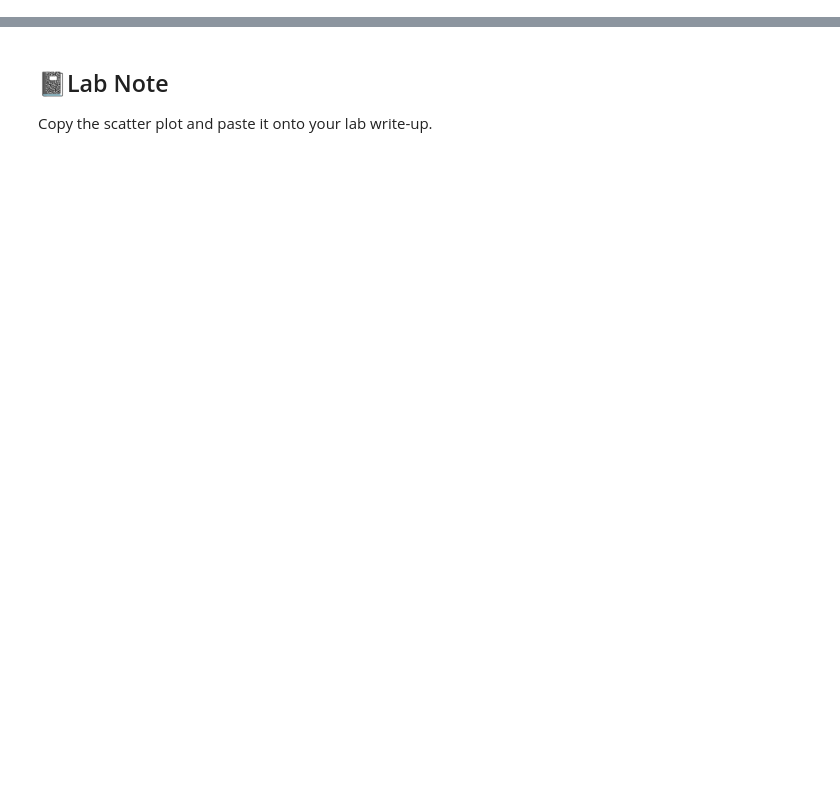
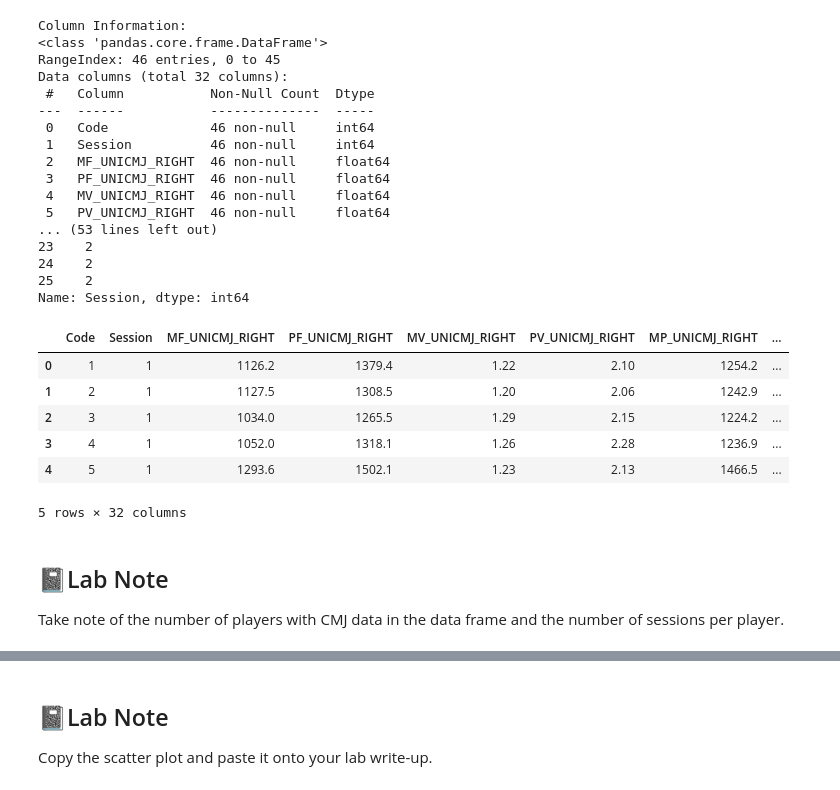
Before and after one commit to plnu-biomechanics/kin4042, a Jupyter notebook: notebooks/kin4042_lab2.ipynb, the cells around one changed output, grey strips where cells are left out. Cells and saved outputs as stored; diff of their text form; code cells hidden in the pictures; blank space fills up the shorter version.

```diff
--- a/notebooks/kin4042_lab2.ipynb
+++ b/notebooks/kin4042_lab2.ipynb
@@ -187,0 +59,21 @@ Generate code that creates a scatter plot of bat speed and grip strength on the
+# %%
+# Import the URL library to access publicly available data on the web
+import urllib.request
+
+# This is the raw URL for the high performance data file (*.csv) on GitHub
+url = (
+    "https://raw.githubusercontent.com/plnu-biomechanics/"
+    "kin4042/refs/heads/main/labs/pone_0255458_s001.csv"
+)
+
+# Define data_path of the file on your working directory
+data_filename = "pone_0255458_s001.csv"
+data_path = os.path.join(data_dir, data_filename)
+
+# --------------------------------------------------
+# Download file directly from GitHub
+# --------------------------------------------------
+urllib.request.urlretrieve(url, data_path)
+
+print("Existing files in the lab directory:")
+print(os.listdir(data_dir))
@@ -187,0 +104,53 @@ Generate code that creates a scatter plot of bat speed and grip strength on the
+# %%
+# =======================================
+#  Code generated or assisted by Gemini
+# =======================================
+
+import pandas as pd
+
+# Load the dataset into a pandas DataFrame
+plosone_df = pd.read_csv(data_path)
+
+# Inspect and print out the column names for analysis
+print("Column Information:")
+plosone_df.info()
+
+# Count the number of unique players
+num_unique_players = plosone_df['Code'].nunique()
+print(f"\nNumber of unique players: {num_unique_players}")
+
+# Count the number of unique sessions per player
+sessions_per_player = plosone_df.groupby('Code')['Session'].nunique()
+print("\nNumber of unique sessions per player:")
+print(sessions_per_player)
+
+display(plosone_df.head())
+# %% [output]
+Column Information:
+<class 'pandas.core.frame.DataFrame'>
+RangeIndex: 46 entries, 0 to 45
+Data columns (total 32 columns):
+ #   Column           Non-Null Count  Dtype
+---  ------           --------------  -----
+ 0   Code             46 non-null     int64
+ 1   Session          46 non-null     int64
+ 2   MF_UNICMJ_RIGHT  46 non-null     float64
+ 3   PF_UNICMJ_RIGHT  46 non-null     float64
+ 4   MV_UNICMJ_RIGHT  46 non-null     float64
+ 5   PV_UNICMJ_RIGHT  46 non-null     float64
+... (53 lines left out)
+23    2
+24    2
+25    2
+Name: Session, dtype: int64
+|  | Code | Session | MF_UNICMJ_RIGHT | PF_UNICMJ_RIGHT | MV_UNICMJ_RIGHT | PV_UNICMJ_RIGHT | MP_UNICMJ_RIGHT | ... |
+| 0 | 1 | 1 | 1126.2 | 1379.4 | 1.22 | 2.10 | 1254.2 | ... |
+| 1 | 2 | 1 | 1127.5 | 1308.5 | 1.20 | 2.06 | 1242.9 | ... |
+| 2 | 3 | 1 | 1034.0 | 1265.5 | 1.29 | 2.15 | 1224.2 | ... |
+| 3 | 4 | 1 | 1052.0 | 1318.1 | 1.26 | 2.28 | 1236.9 | ... |
+| 4 | 5 | 1 | 1293.6 | 1502.1 | 1.23 | 2.13 | 1466.5 | ... |
+5 rows × 32 columns
+# %% [markdown]
+## 📓Lab Note
+
+Take note of the number of players with CMJ data in the data frame and the number of sessions per player.
```
Also changed, not shown: parts of 42 cells of this notebook.
